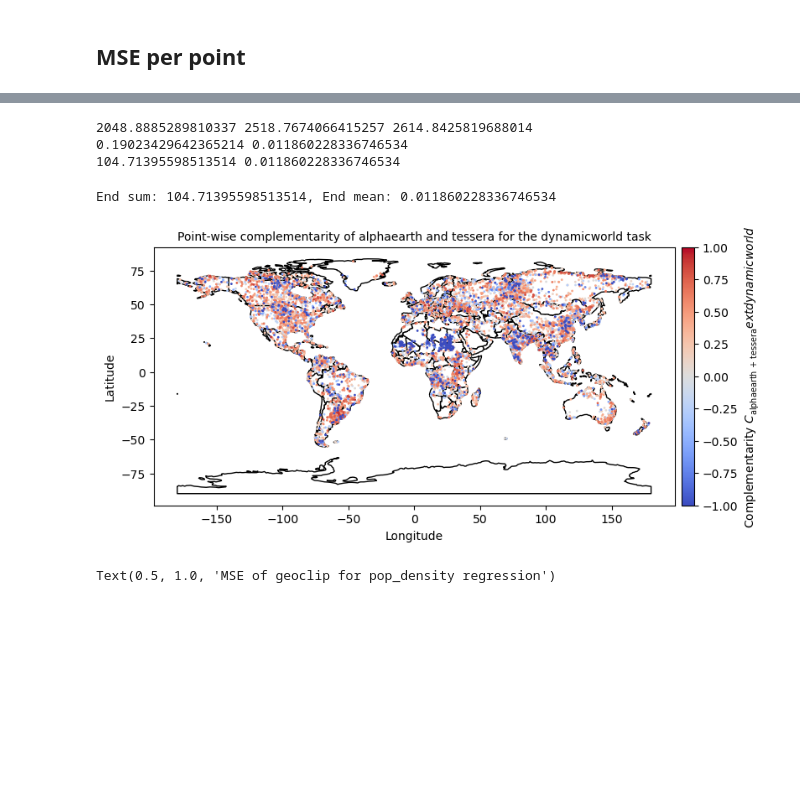
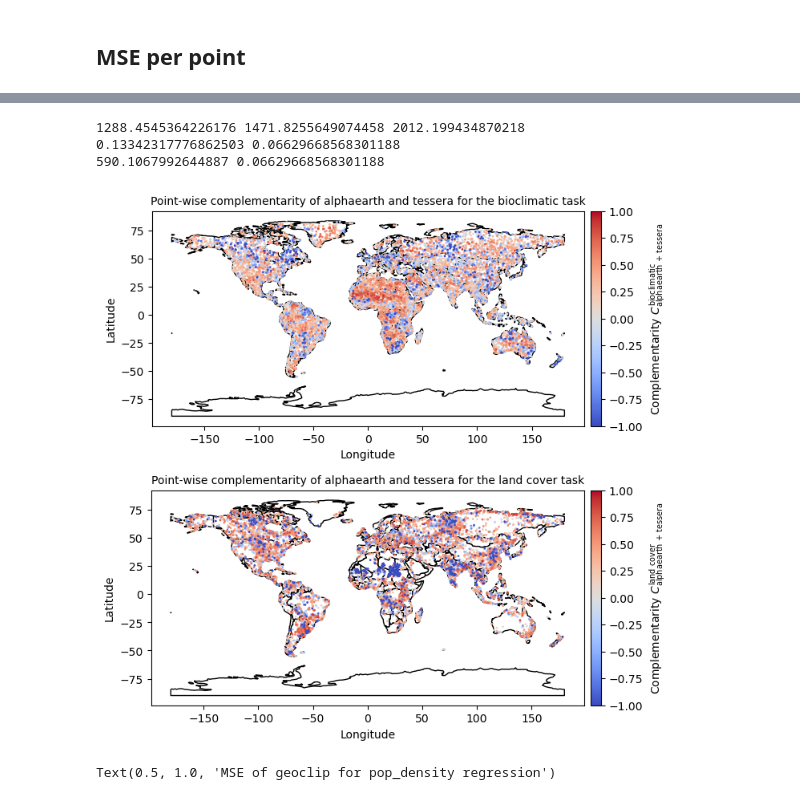
Before and after one commit to WUR-AI/interpret_earth_embeddings, a Jupyter notebook: notebooks/Explain embeddings.ipynb, the cells around one changed output, grey strips where cells are left out. Drawn from its saved outputs; the diff is of its cells as text; code cells hidden in the pictures; blank space fills up the shorter version.

```diff
--- a/notebooks/Explain embeddings.ipynb
+++ b/notebooks/Explain embeddings.ipynb
@@ -302,13 +302,13 @@ if plot_table == 'main_tasks':
                     'pop_density': 'Pop.', 'meandist_road': 'Dist. road',
                     }
     # dict_task_names = {'biomass_mean': 'Biomass (mean)', 'biomass_center': 'Biomass (centre-pixel)'}
-    caption = r"\textbf{Fused embeddings typically outperform single embeddings, and the best combination is task-dependent}. " + name_score_reg + r" scores for regression tasks (ridge regression), " + name_score_class + r" for the classification task (logistic regression). Best score for each task is highlighted in bold, for single-embedding, multi-embedding and all embeddings (if better than previous). Crops: Crop type classification (18 classes). Biomass: aboveground biomass regression (1 variable). Land cover: Dynamic World regression (9 variables). Bioclimatic: Bioclimatic variables regression (19 variables). Pop.: Population density regression (1 variable). Dist.\ road: Mean distance to road regression (1 variable)."
+    caption = r"\textbf{Fused embeddings typically outperform single embeddings, and the best combination is task-dependent}. " + name_score_reg + r" scores for regression tasks (ridge regression), " + name_score_class + r" for the classification task (logistic regression). Best score for each task is highlighted in bold (mean $\pm$ SEM), for single-embedding, multi-embedding and all embeddings (if better than previous)."
 
 elif plot_table == 'lc_classes':
     dict_task_names = {
         **{k: r"\textit{" + cap_first_letter(k.split('_')[0]).replace('Flooded', 'Flood.') + '}' for k in col_names['dynamicworld']}
                         }
-    caption = r"\textbf{Class-specific scores for land cover regression}. " + name_score_reg + r" scores (ridge regression). Best score for each task is highlighted in bold, for single-embedding, multi-embedding and all embeddings (if better than previous). Dynamic world classes: \textit{water}, \textit{trees}, \textit{grass}, \textit{scrub and shrub}, \textit{bare}, \textit{flooded vegetation}, \textit{crops}, \textit{built}, and \textit{snow and ice}."
+    caption = r"\textbf{Class-specific scores for land cover regression}. " + name_score_reg + r" scores per class (ridge regression). Best score for each task is highlighted in bold (mean $\pm$ SEM), for single-embedding, multi-embedding and all embeddings (if better than previous)."
 
 task_names_plot = [dict_task_names[t] if t in dict_task_names else t for t in target_list_plot]
 
@@ -364,9 +364,9 @@ tmp[1]
 # %%
 df_compl, df_compl_and_model = ou.calculate_complementarity(df_scores=df_scores, metric_type=metric_score, aggr=None)
 if plot_table == 'main_tasks':
-    caption = r"\textbf{Complementarity of embeddings for downstream tasks}. Complementarity was calculated from $R^2$ scores for the regression tasks and accuracy for the classification task. Positive values are highlighted in bold and indicate positive complementarity. Crops: Crop type classification (18 classes). Biomass: aboveground biomass regression (1 variable). Land cover: Dynamic World regression (9 variables). Bioclimatic: Bioclimatic variables regression (19 variables). Pop.: Population density regression (1 variable). Dist.\ road: Mean distance to road regression (1 variable)."
+    caption = r"\textbf{Complementarity of embeddings for downstream tasks}. Complementarity was calculated from $R^2$ scores for the regression tasks and accuracy for the classification task. Positive values are highlighted in bold and indicate positive complementarity.  ***: $p < 0.001$; **: $p < 0.01$; *: $p < 0.05$."
 elif plot_table == 'lc_classes':
-    caption = r"\textbf{Complementarity of embeddings for land cover regression}. Complementarity was calculated from $R^2$ scores (ridge regression). Positive values are highlighted in bold and indicate positive complementarity. Dynamic world classes: \textit{water}, \textit{trees}, \textit{grass}, \textit{scrub and shrub}, \textit{bare}, \textit{flooded vegetation}, \textit{crops}, \textit{built}, and \textit{snow and ice}."
+    caption = r"\textbf{Complementarity of embeddings for land cover regression}. Complementarity was calculated from $R^2$ scores (ridge regression). Positive values are highlighted in bold and indicate positive complementarity.  ***: $p < 0.001$; **: $p < 0.01$; *: $p < 0.05$."
 
 df_pvals = ou.calculate_significance_table(final_dict_r2_per_split, plot_table=plot_table, verbose=0)
 save_table = True
@@ -402,7 +402,7 @@ tmp[1]
 # %%
 ## Get different combinations of GFMs as regressors, and only geospatial modalities as targets:
 
-n_splits = 4
+n_splits = 20
 
 sample_type = 'lc_stratified_sample'  ## options: 'cropharvest', 'biomass', 'random_sample', 'lc_stratified_sample'
 target_list = ['dynamicworld']
@@ -459,7 +459,7 @@ if len(target_list) > 1:  # remove individual target columns if there are multip
 
 for c in ['id', 'lat', 'lon']:
     df_mse[c] = df_all[c]
-gdf_mse = gpd.GeoDataFrame(df_mse, geometry=gpd.points_from_xy(df_mse.lon, df_mse.lat), crs='EPSG:4326')
+gdf_mse_dynamicworld = gpd.GeoDataFrame(df_mse, geometry=gpd.points_from_xy(df_mse.lon, df_mse.lat), crs='EPSG:4326')
 # %% [output]
 Warning: human_footprint in /Users/tplas/data/dw_sampled_locations/data_spherical/ is not a recognised modality folder, skipping.
 Warning: downstream_tasks in /Users/tplas/data/dw_sampled_locations/data_spherical/ is not a recognised modality folder, skipping.
@@ -493,42 +493,51 @@ print(arr_ag.sum(), arr_a.sum(), arr_g.sum())
 print(np.median((arr_ag - arr_a) / (-1 * arr_a)), np.mean((arr_ag - arr_a) / (-1 * arr_a)))
 print(df_mse[name_compl_col].sum(), df_mse[name_compl_col].mean())
 # %% [output]
-2048.8885289810337 2518.7674066415257 2614.8425819688014
-0.19023429642365214 0.011860228336746534
-104.71395598513514 0.011860228336746534
+1288.4545364226176 1471.8255649074458 2012.199434870218
+0.13342317776862503 0.06629668568301188
+590.1067992644887 0.06629668568301188
 # %%
-save_fig = False
+save_fig = True
 
-fig, ax = plt.subplots(1, 1, figsize=(10,4))
-ax_map = ax
-countries.plot(ax=ax_map, color="#FFFFFF", edgecolor='black')
-gdf_mse_plot = gdf_mse
-name_compl_col_plot = f'compl__{regressor_list[0]}_{regressor_list[1]}__mean' if len(target_list) > 1 else name_compl_col
+fig, ax = plt.subplots(2, 1, figsize=(10, 8), gridspec_kw={'height_ratios': [1, 1], 'hspace': 0.3})
 
-gdf_mse_plot['compl_abs'] = np.abs(gdf_mse_plot[name_compl_col_plot])
-gdf_mse_plot = gdf_mse_plot.sort_values('compl_abs', ascending=True)
+for i_target, target in enumerate(['bioclim', 'dynamicworld']):
+     ax_map = ax[i_target]
+     countries.plot(ax=ax_map, color="#FFFFFF", edgecolor='black')
+     if target == 'bioclim':
+          gdf_mse_plot = gdf_mse_bioclim
+     elif target == 'dynamicworld':
+          gdf_mse_plot = gdf_mse_dynamicworld
+     name_compl_col = f'compl__{regressor_list[0]}_{regressor_list[1]}__{target}'
+     name_compl_col_plot = f'compl__{regressor_list[0]}_{regressor_list[1]}__mean' if len(target_list) > 1 else name_compl_col
+
+     gdf_mse_plot['compl_abs'] = np.abs(gdf_mse_plot[name_compl_col_plot])
+     gdf_mse_plot = gdf_mse_plot.sort_values('compl_abs', ascending=True)
+
+     dict_task_names = {'label_name': 'crops', 'biomass_mean': 'biomass',
+                         'dynamicworld': 'land cover', 'bioclim': 'bioclimatic',
+                         'pop_density': 'population density', 'meandist_road': 'distance to road',
+                         }
+
+     gdf_mse_plot.plot(column=name_compl_col_plot, cmap='coolwarm', legend=True,
+                    markersize=1, ax=ax_map, vmax=1, vmin=-1, legend_kwds={
+                    'label': 'Complementarity ' + r"$C_\text{" + gfm_mods[0] + " + " + gfm_mods[1] + r"}^\text{" + dict_task_names[target] + "}$",
+                    'pad': 0.01, 'shrink': 1, 'fraction': 0.02},
+               alpha=1)
+
+     ax_map.set_xlabel('Longitude')
+     ax_map.set_ylabel('Latitude')
+     ax_map.set_title(f'Point-wise complementarity of {regressor_list[0]} and {regressor_list[1]} for the {dict_task_names[target]} task',
+                    fontsize=10)
 
 
-gdf_mse_plot.plot(column=name_compl_col_plot, cmap='coolwarm', legend=True,
-                  markersize=1, ax=ax_map, vmax=1, vmin=-1, legend_kwds={
-                  'label': 'Complementarity ' + r"$C_\text{" + gfm_mods[0] + " + " + gfm_mods[1] + "}^\text{" + target_list[0] + "}$",
-                  'pad': 0.01, 'shrink': 1, 'fraction': 0.02},
-             alpha=1)
-
-ax_map.set_xlabel('Longitude')
-ax_map.set_ylabel('Latitude')
-ax_map.set_title(f'Point-wise complementarity of {regressor_list[0]} and {regressor_list[1]} for the {target_list[0]} task',
-                 fontsize=10)
-
-print(f'End sum: {df_mse[name_compl_col_plot].sum()}, End mean: {df_mse[name_compl_col_plot].mean()}')
 
 if save_fig:
      fig_folder = '/Users/tplas/repos/ms_neureo/figs/'
      assert os.path.exists(fig_folder) and os.path.isdir(fig_folder), f"Figure folder {fig_folder} does not exist and/or is not a directory."
-     fig.savefig(os.path.join(fig_folder, f'complementarity_map_{regressor_list[0]}_{regressor_list[1]}_{target_list[0]}_{sample_type}.pdf'), bbox_inches='tight')
+     fig.savefig(os.path.join(fig_folder, f'complementarity_map_{regressor_list[0]}_{regressor_list[1]}_multiple.pdf'), bbox_inches='tight')
 # %% [output]
-End sum: 104.71395598513514, End mean: 0.011860228336746534
-[figure, old version]
+[figure, new version]
 # %%
 fig, ax = plt.subplots(1, 1, figsize=(14,6))
 countries.plot(ax=ax, color="#FFFFFF", edgecolor='black')
```
Also changed, not shown: parts of 1 cell of this notebook, 1 other file.
